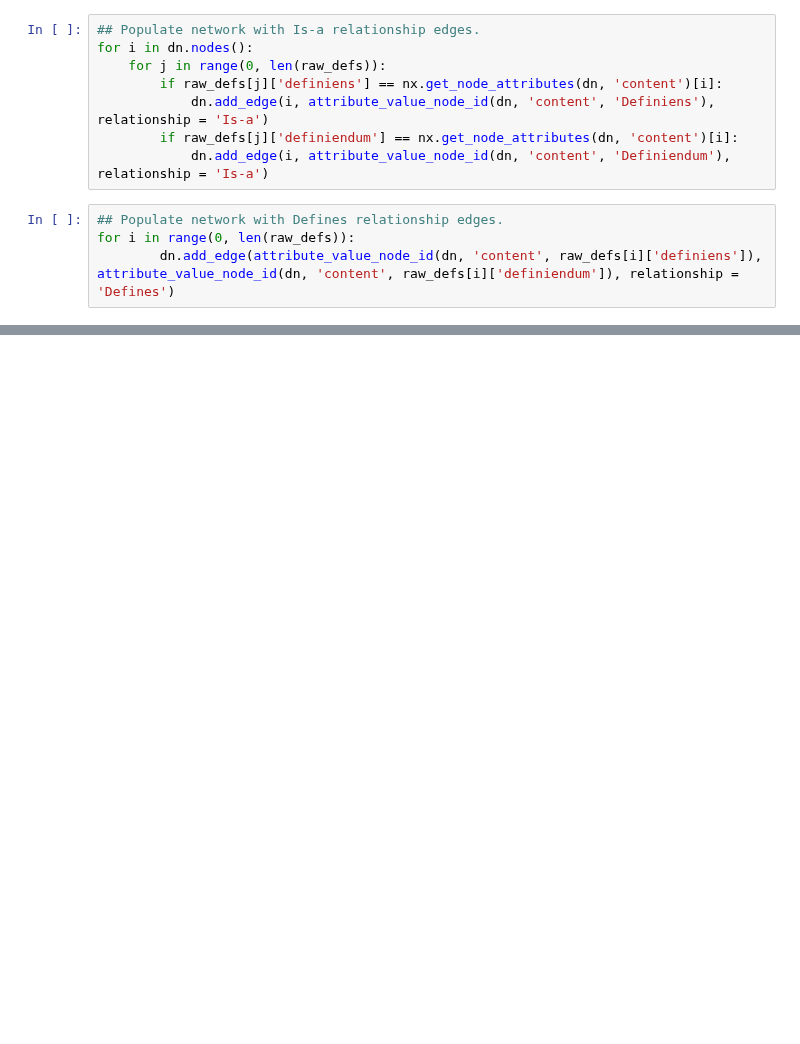
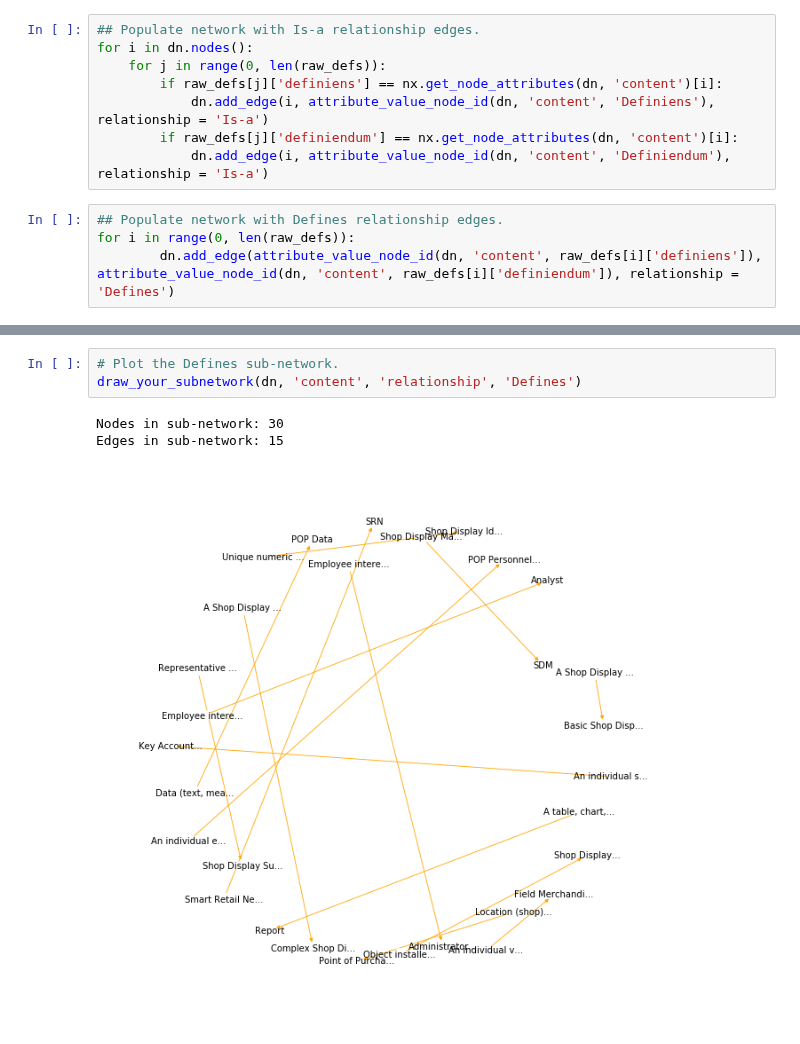
Before and after one commit to ivanjureta/new-concept-networks, a Jupyter notebook: analysis/ilang_structure_step_by_step.ipynb, the cells around one changed output, grey strips where cells are left out. Cells and saved outputs as stored; diff of their text form; blank space fills up the shorter version.

```diff
--- a/analysis/ilang_structure_step_by_step.ipynb
+++ b/analysis/ilang_structure_step_by_step.ipynb
@@ -114,0 +137,7 @@ print(nx.get_edge_attributes(dn, 'relationship'))
+# %%
+# Plot the Defines sub-network.
+draw_your_subnetwork(dn, 'content', 'relationship', 'Defines')
+# %% [output]
+Nodes in sub-network: 30
+Edges in sub-network: 15
+[figure, added]
```
Also changed, not shown: parts of 10 cells of this notebook, 4 other files.
